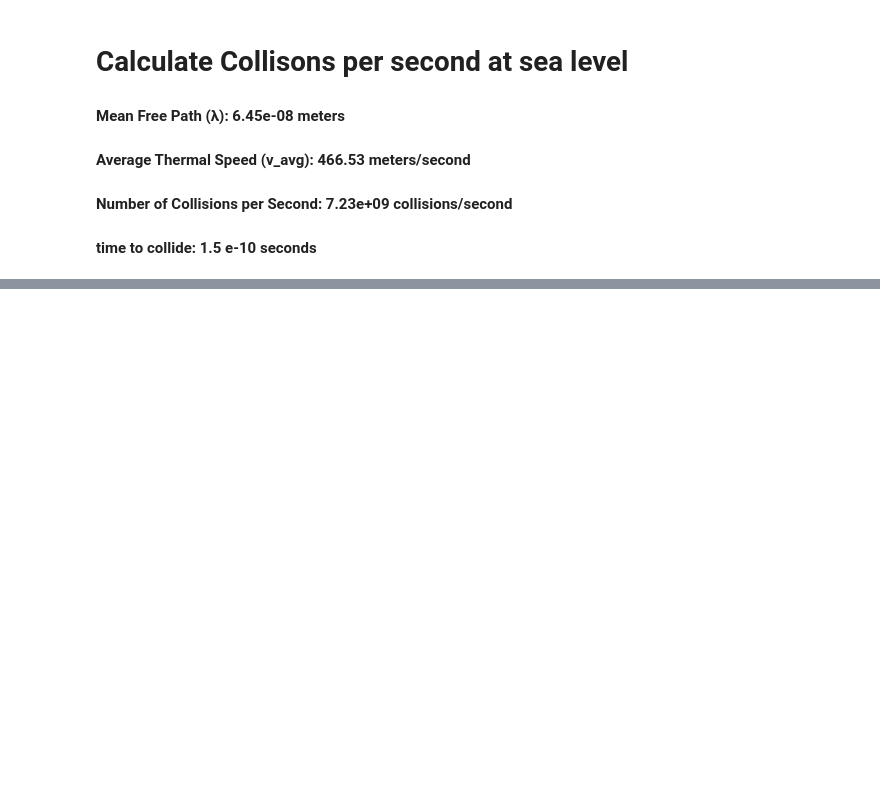
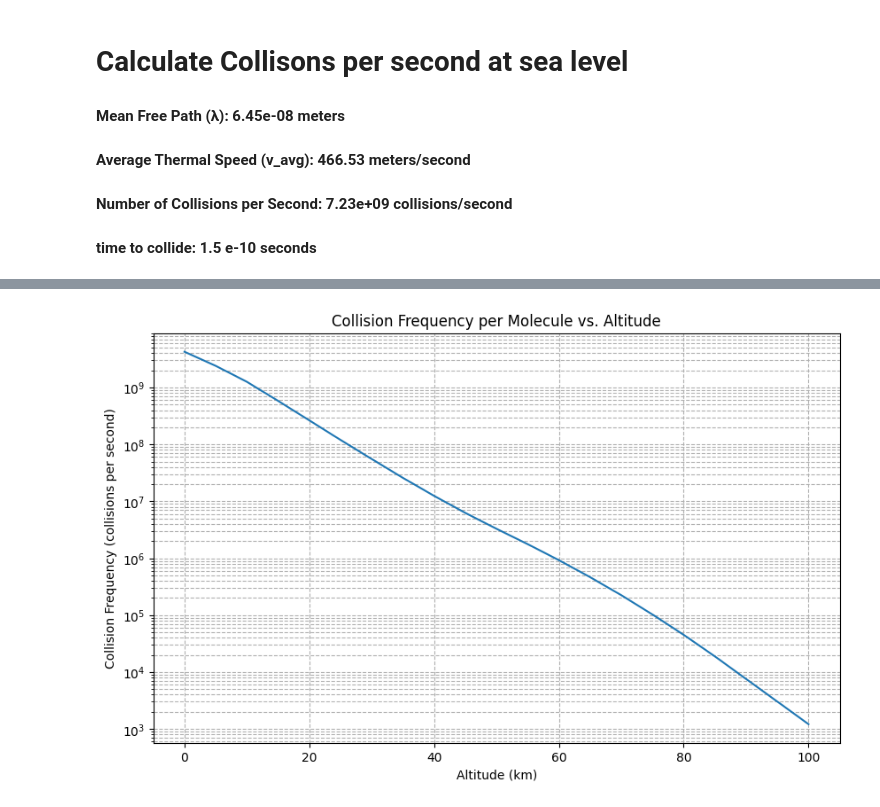
Before and after one commit to johntango/CO2LayersEscape, a Jupyter notebook: collisionsPerSec.ipynb, the cells around one changed output, grey strips where cells are left out. Cells and saved outputs as stored; diff of their text form; code cells hidden in the pictures; blank space fills up the shorter version.

Commit message:
collisions per sec with altitude

```diff
--- a/collisionsPerSec.ipynb
+++ b/collisionsPerSec.ipynb
@@ -5,6 +5,8 @@
 #### Number of Collisions per Second: 7.23e+09 collisions/second
 #### time to collide: 1.5 e-10 seconds
 # %%
+# This is collisions between gas particles.
+# It is different to photon mean-free-paht
 import math
 # Constants
 k_B = 1.38e-23; # Boltzmann constant in J/K
@@ -13,6 +15,13 @@ d = 3.7e-10; # Diameter of a nitrogen molecule in meters
 P = 101325; # Pressure at sea level in Pascals
 m = 4.65e-26; # Mass of a nitrogen molecule in kg
 pi = math.pi; # Value of Pi
+# P = n.k_B. T
+n = P/(k_B * T)
+# for collision there 2 particles will touch with centers d apart.
+#. v_relAvg = sqrt(2) v_avg
+#mean free path = (k_B * T) / (sqrt(2) * pi * d^2 * P)
+
+
 # ====================================================================================================
 # Number density of air molecules (n_air): 2.446e+25 molecules/m³
 # Number density of CO₂ molecules (n_CO2): 9.783e+21 molecules/m³
@@ -43,12 +52,14 @@ v_avg = thermalSpeed(k_B, T, m)
 
 # Calculate the number of collisions per second (Z)
 collisionsPerSecond = numberOfCollisions(v_avg, lamda)
+tau_collide = 1/collisionsPerSecond
 
 # Output the results
 print(f'Mean Free Path (λ): {round(lamda,10)} meters')
 print(f'Average Thermal Speed (v_avg): {round(v_avg,2)} meters/second')
 print(f'Number of Collisions per Second: {'{:.2e}'.format(collisionsPerSecond)} collisions/second')
-print(f'time to collide: {1/collisionsPerSecond} seconds')
+print(f'time to collide: {'{:.2e}'.format(tau_collide)} seconds')
+print(f'It takes ~3 clock ticks to reach steady state: {3*tau_collide} seconds')
 # %% [output]
 Mean Free Path (λ): 6.45e-08 meters
 Average Thermal Speed (v_avg): 466.53 meters/second
@@ -56,0 +190,33 @@ time to collide: 1.38231581027077e-10 seconds
+# %%
+import matplotlib.pyplot as plt
+
+altitudes = []
+collision_frequencies = []
+
+for h_km in altitudes_km:
+    altitude = h_km * 1e3  # Convert km to meters
+    altitudes.append(h_km)
+
+    # Get temperature and pressure at this altitude
+    T, P = get_temperature_pressure(altitude)
+
+    # Number density of air molecules (n) using ideal gas law: P = n k_B T
+    n = P / (k_B * T)  # molecules per cubic meter
+
+    # Average thermal speed (v_avg) of air molecules
+    v_avg = np.sqrt((8 * k_B * T) / (np.pi * m_air))
+
+    # Collision frequency per molecule: Z = n * sigma_coll * v_avg
+    Z = n * sigma_coll * v_avg  # collisions per second
+    collision_frequencies.append(Z)
+
+# Plotting
+plt.figure(figsize=(10, 6))
+plt.semilogy(altitudes, collision_frequencies)
+plt.title('Collision Frequency per Molecule vs. Altitude')
+plt.xlabel('Altitude (km)')
+plt.ylabel('Collision Frequency (collisions per second)')
+plt.grid(True, which="both", ls="--")
+plt.show()
+# %% [output]
+[figure, added]
```
Also changed, not shown: parts of 2 cells of this notebook, 4 other files.
